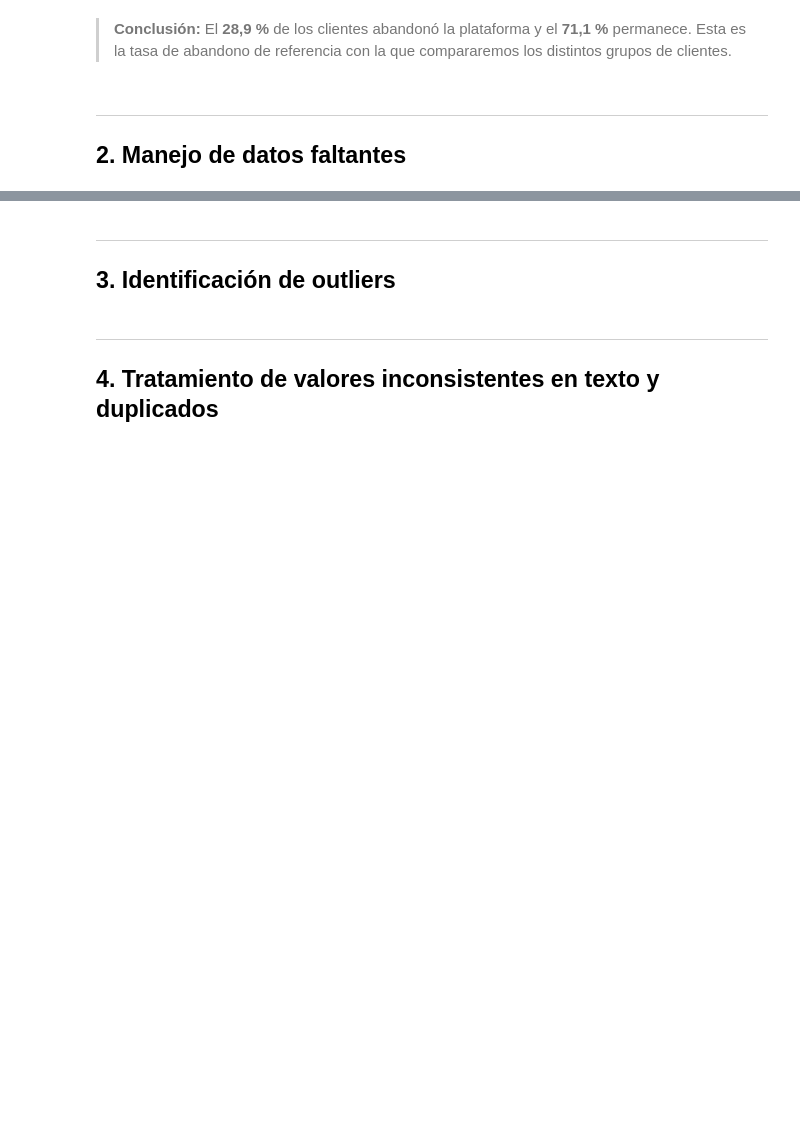
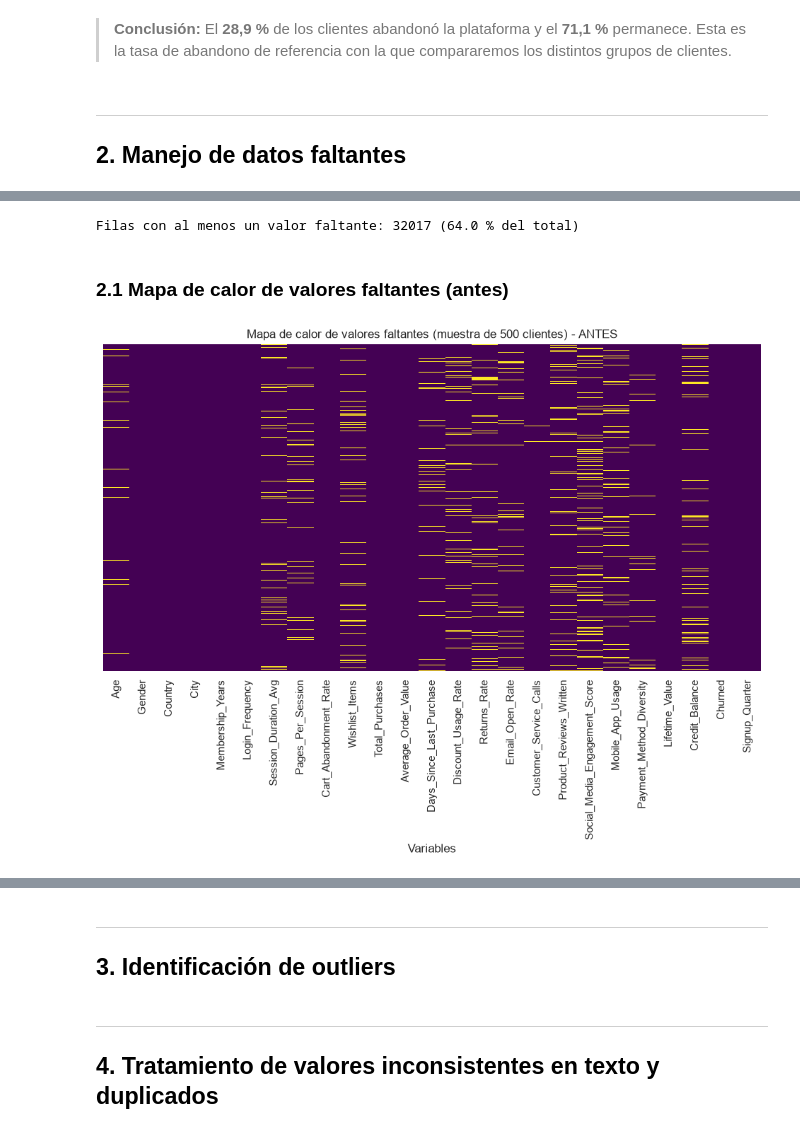
Before and after one commit to wen200729-boop/Analisis-web, a Jupyter notebook: analisis_clientes.ipynb, the cells around one changed output, grey strips where cells are left out. Cells and saved outputs as stored; diff of their text form; code cells hidden in the pictures; blank space fills up the shorter version.

Commit message:
feat: manejo de datos faltantes con heatmap

```diff
--- a/analisis_clientes.ipynb
+++ b/analisis_clientes.ipynb
@@ -172,0 +196,18 @@ Name: proportion, dtype: float64
+# %%
+filas_con_nulos = datos.isnull().any(axis=1).sum()
+print(f"Filas con al menos un valor faltante: {filas_con_nulos} ({filas_con_nulos / len(datos) * 100:.1f} % del total)")
+# %% [output]
+Filas con al menos un valor faltante: 32017 (64.0 % del total)
+# %% [markdown]
+### 2.1 Mapa de calor de valores faltantes (antes)
+# %%
+# Se toma una muestra de 500 clientes para que el mapa de calor sea legible
+muestra = datos.sample(500, random_state=42)
+
+plt.figure(figsize=(12, 6))
+sns.heatmap(muestra.isnull(), cbar=False, cmap="viridis", yticklabels=False)
+plt.title("Mapa de calor de valores faltantes (muestra de 500 clientes) - ANTES")
+plt.xlabel("Variables")
+plt.show()
+# %% [output]
+[figure, added]
```
Also changed, not shown: parts of 8 cells of this notebook.
